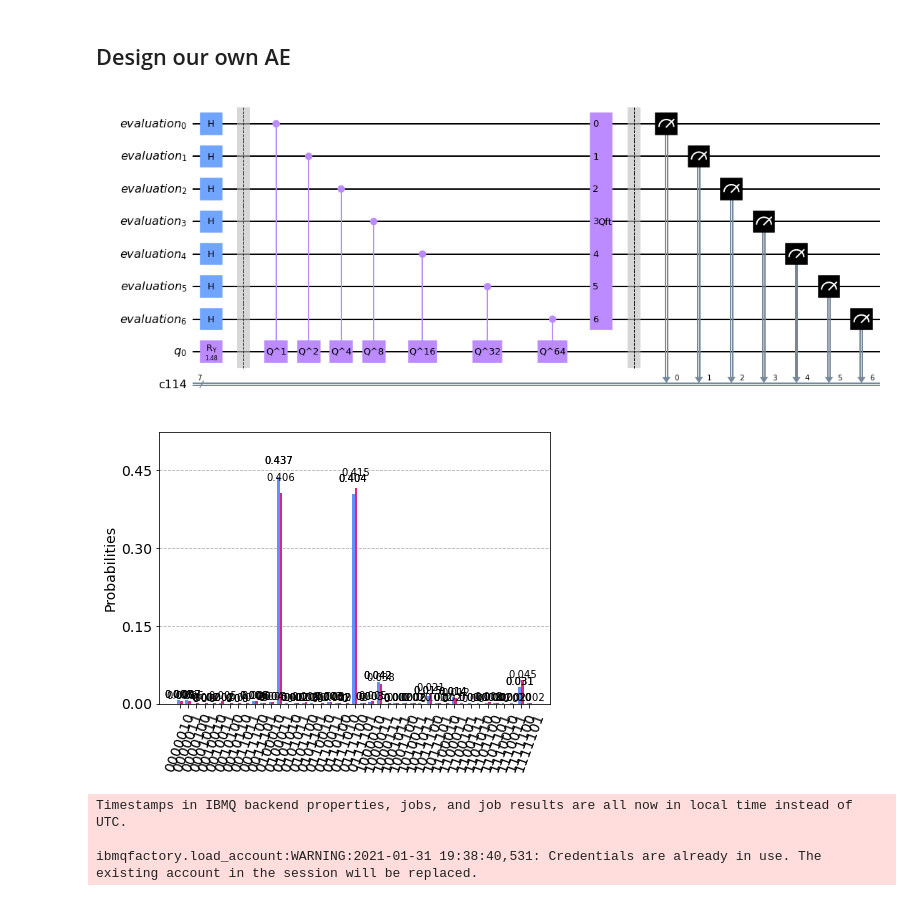
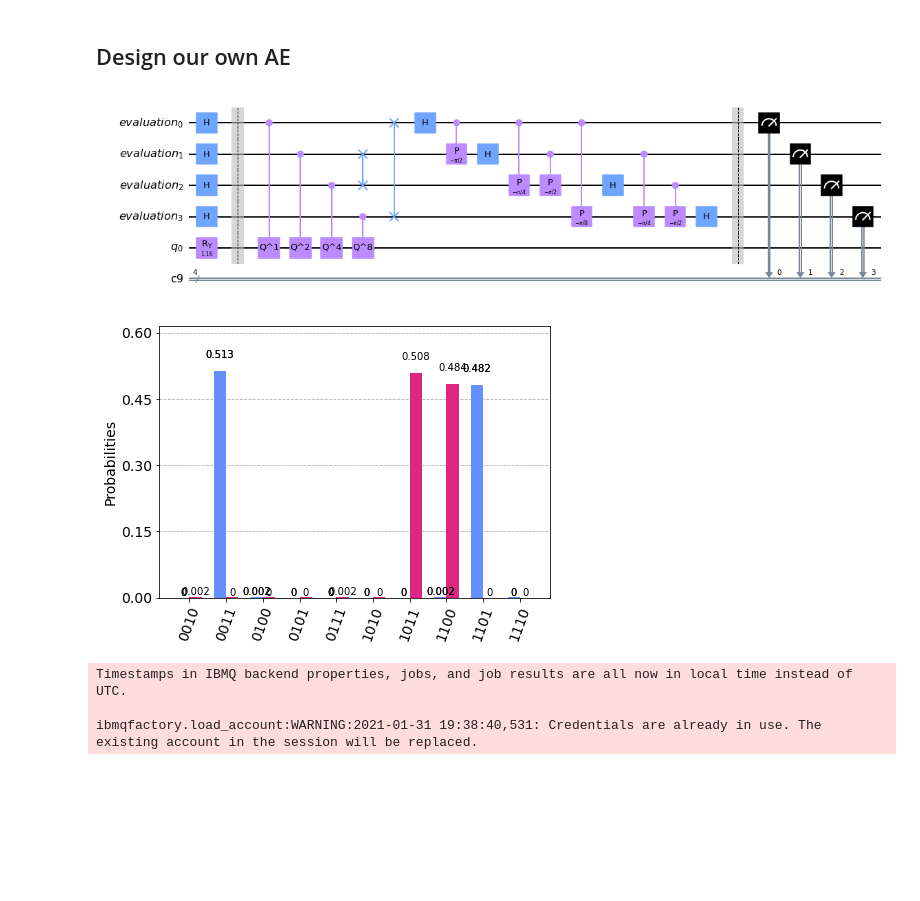
Before and after one commit to sergiogh/upc_credit_risk, a Jupyter notebook: Amplitude Estimation v2.ipynb, the cells around one changed output. Saved outputs shown, nothing was run; the diff lists cells and outputs as text; code cells hidden in the pictures; blank space fills up the shorter version.

```diff
--- a/Amplitude Estimation v2.ipynb
+++ b/Amplitude Estimation v2.ipynb
@@ -9,9 +9,9 @@ import math
 import numpy as np
 import matplotlib.pyplot as plt
 # %%
-evaluation_qubits = 3
+evaluation_qubits = 4
 
-probability = 0.4567
+probability = 0.3
 theta = 2 * np.arcsin(np.sqrt(probability))
 
 evaluation_registry = QuantumRegister(evaluation_qubits, 'evaluation')
@@ -95,40 +95,40 @@ qc.ry(theta, a_registry)
 qc.h(range(evaluation_qubits))
 qc.barrier()
 #Do the controlled-U operations:
 # 𝑄=𝐴𝑆0𝐴−1𝑆𝜓0
 repetitions = 1
 for counting_qubit in range(evaluation_qubits):
 
     q_op = QuantumCircuit(1)
 
     # Spsi
-#    q_op.x(0)
+    q_op.x(0)
     q_op.z(0)
-#    q_op.x(0)
+    q_op.x(0)
 
     # A
     q_op.ry(-theta*repetitions, 0)
 
     # S0
-    #q_op.x(0)
+    q_op.x(0)
     q_op.z(0)
-    #q_op.x(0)
+    q_op.x(0)
 
     # A
     q_op.ry(theta*repetitions, 0)
 
     label = "Q^"+str(repetitions)
 
     qc.append(q_op.to_gate(label=label).control(1), [counting_qubit, evaluation_qubits])
     repetitions *= 2
 
-#qft_dagger(qc, evaluation_qubits)
-qc.append(QFT(evaluation_qubits, inverse=True, do_swaps=False), range(evaluation_qubits))
+qft_dagger(qc, evaluation_qubits)
+#qc.append(QFT(evaluation_qubits, inverse=True, do_swaps=False), range(evaluation_qubits))
 qc.barrier()
 qc.measure(range(evaluation_qubits), cr)
 qc.draw('mpl')
 # %% [output]
-[figure, old version]
+[figure, new version]
 # %%
 from qiskit.visualization import plot_histogram
 
@@ -138,7 +138,7 @@ counts = results.get_counts()
 
 plot_histogram([counts, ae_result['circuit_result']])
 # %% [output]
-[figure, old version]
+[figure, new version]
 # %%
 from qiskit import IBMQ
 from qiskit.providers.ibmq import least_busy
```
Also changed, not shown: parts of 4 cells of this notebook, 4 other files.
